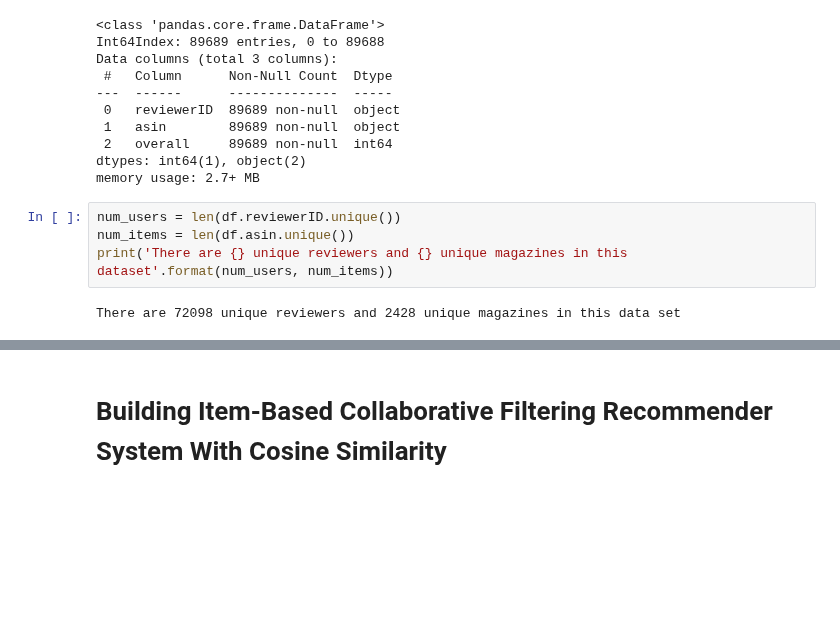
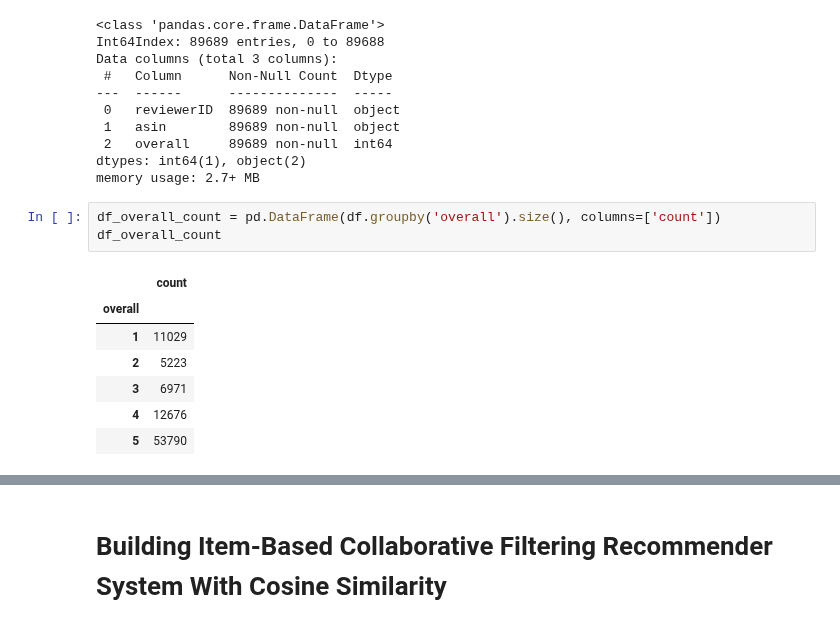
Before and after one commit to Shahzebqazi/collaborative-filtering-for-amazon-magazine, a Jupyter notebook: Item_Based_Collaborative_Filtering_Recommender_System.ipynb, the cells around one changed output, grey strips where cells are left out. Drawn from its saved outputs; the diff is of its cells as text; blank space fills up the shorter version.

```diff
--- a/Item_Based_Collaborative_Filtering_Recommender_System.ipynb
+++ b/Item_Based_Collaborative_Filtering_Recommender_System.ipynb
@@ -43,9 +46,14 @@ Data columns (total 3 columns):
  2   overall     89689 non-null  int64
 dtypes: int64(1), object(2)
 memory usage: 2.7+ MB
-# %%
-num_users = len(df.reviewerID.unique())
-num_items = len(df.asin.unique())
-print('There are {} unique reviewers and {} unique magazines in this dataset'.format(num_users, num_items))
-# %% [output]
-There are 72098 unique reviewers and 2428 unique magazines in this data set
+# %%
+df_overall_count = pd.DataFrame(df.groupby('overall').size(), columns=['count'])
+df_overall_count
+# %% [output]
+|  | count |
+| overall |  |
+| 1 | 11029 |
+| 2 | 5223 |
+| 3 | 6971 |
+| 4 | 12676 |
+| 5 | 53790 |
```
Also changed, not shown: parts of 18 cells of this notebook.
